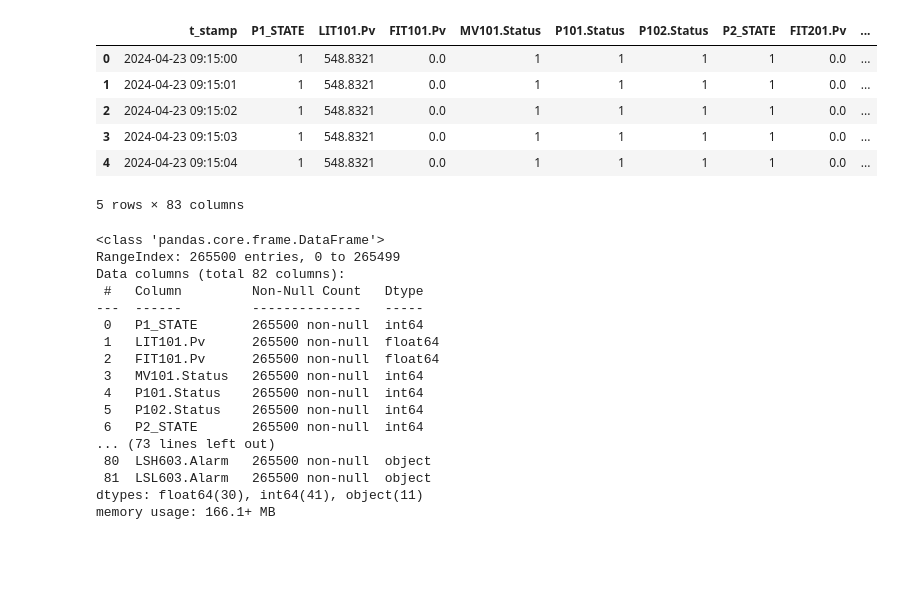
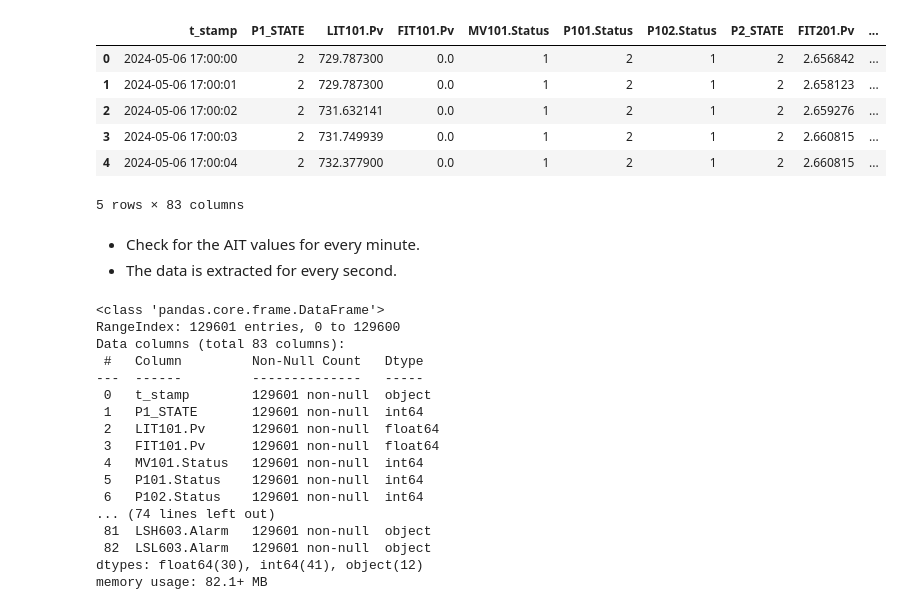
Before and after one commit to Abhijithsai451/ci_ai_project, a Jupyter notebook: ci_ai_project.ipynb, the cells around one changed output. Drawn from its saved outputs; the diff is of its cells as text; code cells hidden in the pictures; blank space fills up the shorter version.

```diff
--- a/ci_ai_project.ipynb
+++ b/ci_ai_project.ipynb
@@ -3,34 +25,37 @@ import pandas as pd
 from matplotlib import pyplot as plt
 import seaborn as sns
 # %%
-data = pd.read_csv('Training_Dataset_1.csv')
+data = pd.read_csv('Training_Dataset_2.csv')
 data.head()
 # %% [output]
 |  | t_stamp | P1_STATE | LIT101.Pv | FIT101.Pv | MV101.Status | P101.Status | P102.Status | P2_STATE | FIT201.Pv | ... |
-| 0 | 2024-04-23 09:15:00 | 1 | 548.8321 | 0.0 | 1 | 1 | 1 | 1 | 0.0 | ... |
-| 1 | 2024-04-23 09:15:01 | 1 | 548.8321 | 0.0 | 1 | 1 | 1 | 1 | 0.0 | ... |
-| 2 | 2024-04-23 09:15:02 | 1 | 548.8321 | 0.0 | 1 | 1 | 1 | 1 | 0.0 | ... |
-| 3 | 2024-04-23 09:15:03 | 1 | 548.8321 | 0.0 | 1 | 1 | 1 | 1 | 0.0 | ... |
-| 4 | 2024-04-23 09:15:04 | 1 | 548.8321 | 0.0 | 1 | 1 | 1 | 1 | 0.0 | ... |
+| 0 | 2024-05-06 17:00:00 | 2 | 729.787300 | 0.0 | 1 | 2 | 1 | 2 | 2.656842 | ... |
+| 1 | 2024-05-06 17:00:01 | 2 | 729.787300 | 0.0 | 1 | 2 | 1 | 2 | 2.658123 | ... |
+| 2 | 2024-05-06 17:00:02 | 2 | 731.632141 | 0.0 | 1 | 2 | 1 | 2 | 2.659276 | ... |
+| 3 | 2024-05-06 17:00:03 | 2 | 731.749939 | 0.0 | 1 | 2 | 1 | 2 | 2.660815 | ... |
+| 4 | 2024-05-06 17:00:04 | 2 | 732.377900 | 0.0 | 1 | 2 | 1 | 2 | 2.660815 | ... |
 5 rows × 83 columns
+# %% [markdown]
+* Check for the AIT values for every minute.
+* The data is extracted for every second.
 # %%
-data = data.drop(columns=['t_stamp'],axis=0)
+cols = data.columns
 data.info()
 # %% [output]
 <class 'pandas.core.frame.DataFrame'>
-RangeIndex: 265500 entries, 0 to 265499
-Data columns (total 82 columns):
+RangeIndex: 129601 entries, 0 to 129600
+Data columns (total 83 columns):
  #   Column         Non-Null Count   Dtype
 ---  ------         --------------   -----
- 0   P1_STATE       265500 non-null  int64
- 1   LIT101.Pv      265500 non-null  float64
- 2   FIT101.Pv      265500 non-null  float64
- 3   MV101.Status   265500 non-null  int64
- 4   P101.Status    265500 non-null  int64
- 5   P102.Status    265500 non-null  int64
- 6   P2_STATE       265500 non-null  int64
-... (73 lines left out)
- 80  LSH603.Alarm   265500 non-null  object
- 81  LSL603.Alarm   265500 non-null  object
-dtypes: float64(30), int64(41), object(11)
-memory usage: 166.1+ MB
+ 0   t_stamp        129601 non-null  object
+ 1   P1_STATE       129601 non-null  int64
+ 2   LIT101.Pv      129601 non-null  float64
+ 3   FIT101.Pv      129601 non-null  float64
+ 4   MV101.Status   129601 non-null  int64
+ 5   P101.Status    129601 non-null  int64
+ 6   P102.Status    129601 non-null  int64
+... (74 lines left out)
+ 81  LSH603.Alarm   129601 non-null  object
+ 82  LSL603.Alarm   129601 non-null  object
+dtypes: float64(30), int64(41), object(12)
+memory usage: 82.1+ MB
```
Also changed, not shown: parts of 22 cells of this notebook.
